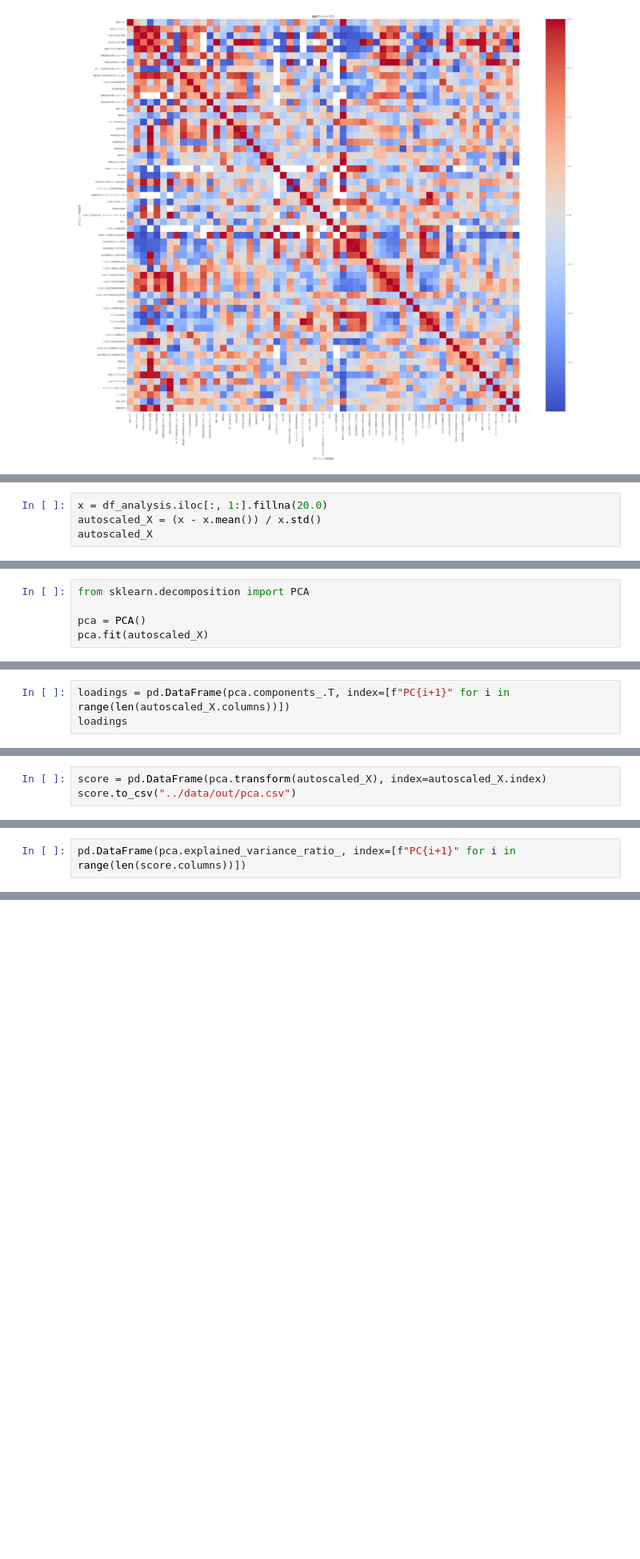
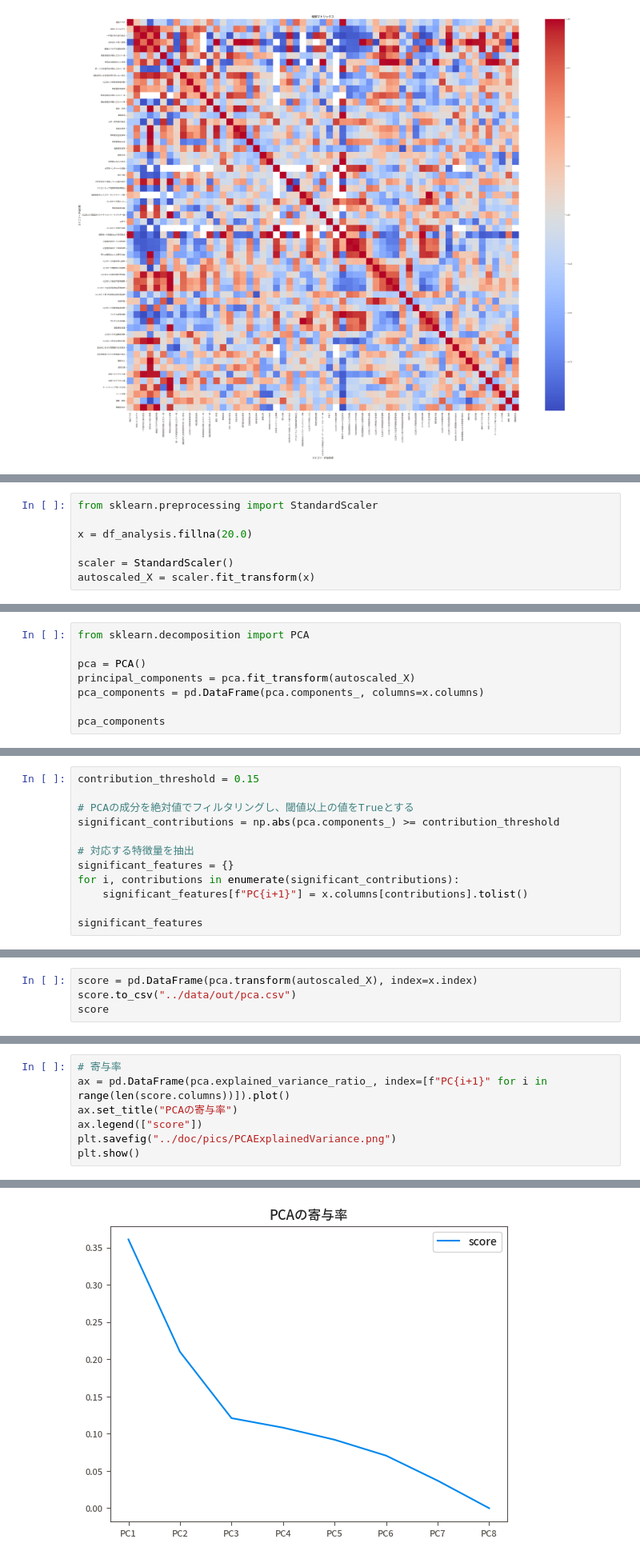
Before and after one commit to GuitarBuilderClass/census-of-people, a Jupyter notebook: notebooks/well_being_analysis.ipynb, the cells around one changed output, grey strips where cells are left out. Shown at 80% size. Drawn from its saved outputs; the diff is of its cells as text; blank space fills up the shorter version.

```diff
--- a/notebooks/well_being_analysis.ipynb
+++ b/notebooks/well_being_analysis.ipynb
@@ -381,5 +370,8 @@ plt.show()
 要素が多いため主成分分析を行う
 # %%
-x = df_analysis.iloc[:, 1:].fillna(20.0)
-autoscaled_X = (x - x.mean()) / x.std()
-autoscaled_X
+from sklearn.preprocessing import StandardScaler
+
+x = df_analysis.fillna(20.0)
+
+scaler = StandardScaler()
+autoscaled_X = scaler.fit_transform(x)
@@ -398,5 +379,8 @@ autoscaled_X
 from sklearn.decomposition import PCA
 
 pca = PCA()
-pca.fit(autoscaled_X)
+principal_components = pca.fit_transform(autoscaled_X)
+pca_components = pd.DataFrame(pca.components_, columns=x.columns)
+
+pca_components
 # %% [output]
@@ -404,4 +397,13 @@ PCA()
 # %%
-loadings = pd.DataFrame(pca.components_.T, index=[f"PC{i+1}" for i in range(len(autoscaled_X.columns))])
-loadings
+contribution_threshold = 0.15
+
+# PCAの成分を絶対値でフィルタリングし、閾値以上の値をTrueとする
+significant_contributions = np.abs(pca.components_) >= contribution_threshold
+
+# 対応する特徴量を抽出
+significant_features = {}
+for i, contributions in enumerate(significant_contributions):
+    significant_features[f"PC{i+1}"] = x.columns[contributions].tolist()
+
+significant_features
 # %% [output]
@@ -425,3 +427,4 @@ loadings
 # %%
-score = pd.DataFrame(pca.transform(autoscaled_X), index=autoscaled_X.index)
+score = pd.DataFrame(pca.transform(autoscaled_X), index=x.index)
 score.to_csv("../data/out/pca.csv")
+score
@@ -428,3 +441,8 @@ score.to_csv("../data/out/pca.csv")
 # %%
-pd.DataFrame(pca.explained_variance_ratio_, index=[f"PC{i+1}" for i in range(len(score.columns))])
+# 寄与率
+ax = pd.DataFrame(pca.explained_variance_ratio_, index=[f"PC{i+1}" for i in range(len(score.columns))]).plot()
+ax.set_title("PCAの寄与率")
+ax.legend(["score"])
+plt.savefig("../doc/pics/PCAExplainedVariance.png")
+plt.show()
 # %% [output]
@@ -440 +449,2 @@ pd.DataFrame(pca.explained_variance_ratio_, index=[f"PC{i+1}" for i in range(len
+[figure, added]
 # %%
```
Also changed, not shown: parts of 22 cells of this notebook, 5 other files.
